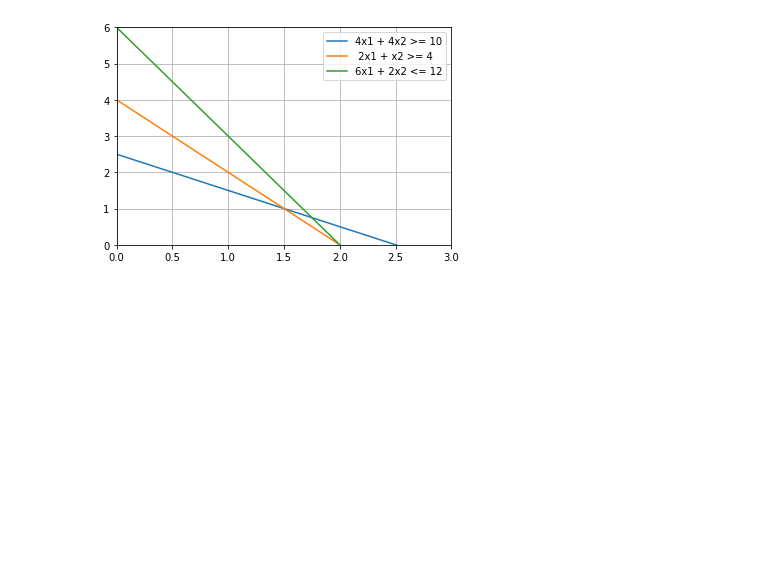
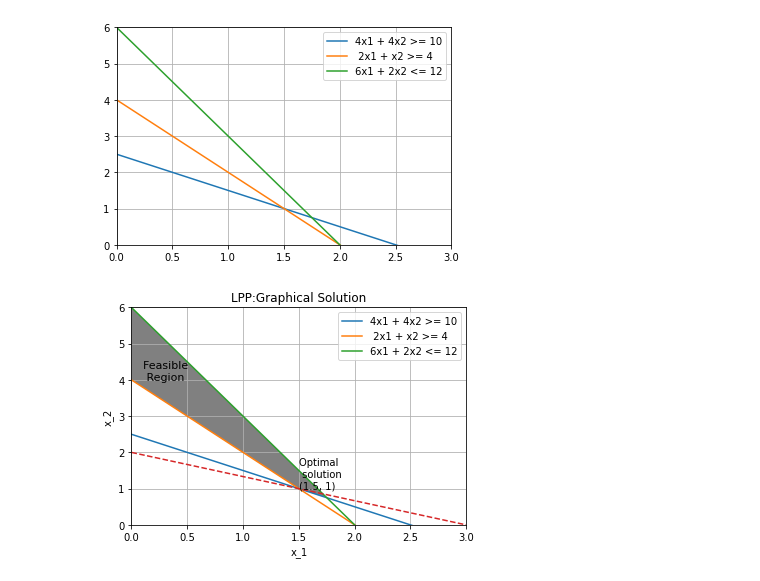
Before and after one commit to mogollonalex/Investigacion-De-Operaciones, a Jupyter notebook: InvestigacionDeOperaciones_MetodoGrafico.ipynb, the cells around one changed output. Drawn from its saved outputs; the diff is of its cells as text; code cells hidden in the pictures; blank space fills up the shorter version.

```diff
--- a/InvestigacionDeOperaciones_MetodoGrafico.ipynb
+++ b/InvestigacionDeOperaciones_MetodoGrafico.ipynb
@@ -73,3 +73,28 @@ plt.legend()
 plt.show()
 # %% [output]
 [figure]
+# %%
+# Plot the optimal solution
+x = np.arange(0, 4)
+plt.plot(x, 2.5 - x, label = '4x1 + 4x2 >= 10')
+plt.plot(x, 4 - 2 * x, label= ' 2x1 + x2 >= 4')
+plt.plot(x, 6 - 3 * x, label = '6x1 + 2x2 <= 12')
+plt.plot(x, 2 - 2/3*x, '--')
+
+# Define the boundaries of the feasible area in the plot
+x = [0, 1.5, 1.75, 0]
+y = [4, 1, 0.75, 6]
+plt.fill(x, y, 'grey')
+
+plt.text(0.1, 4, 'Feasible \n Region', size = '11')
+plt.annotate('Optimal \n solution\n(1.5, 1)', xy = (1.5, 1.0))
+
+plt.xlabel("x_1")
+plt.ylabel("x_2")
+plt.title('LPP:Graphical Solution')
+plt.axis([0, 3, 0, 6])
+plt.grid(True)
+plt.legend()
+plt.show()
+# %% [output]
+[figure, added]
```
